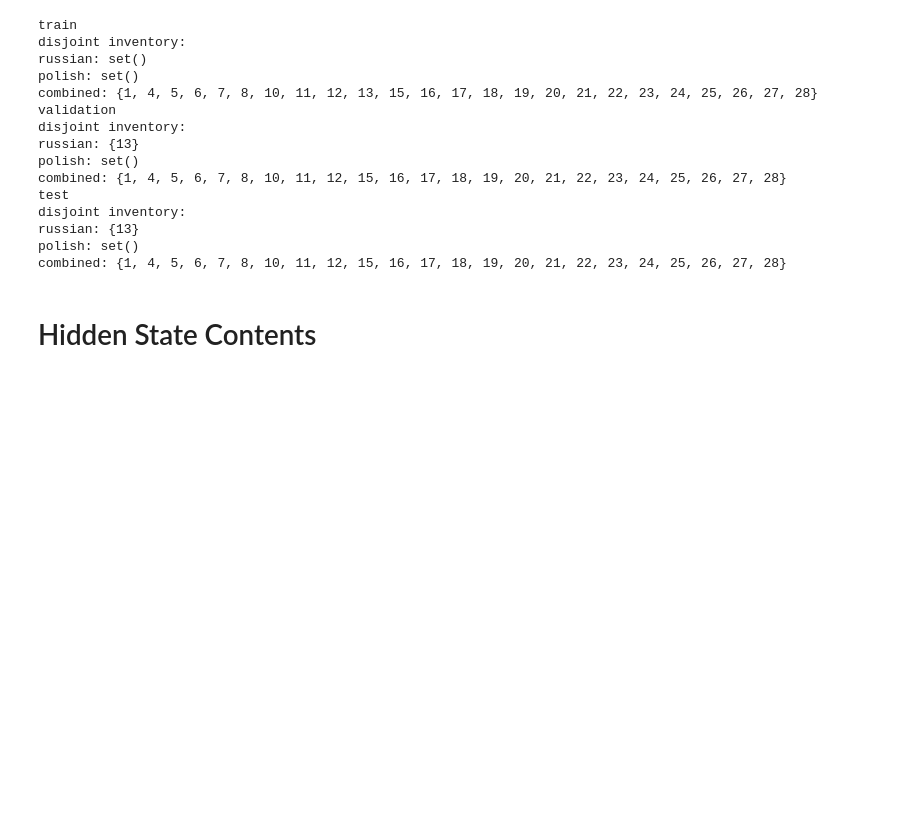
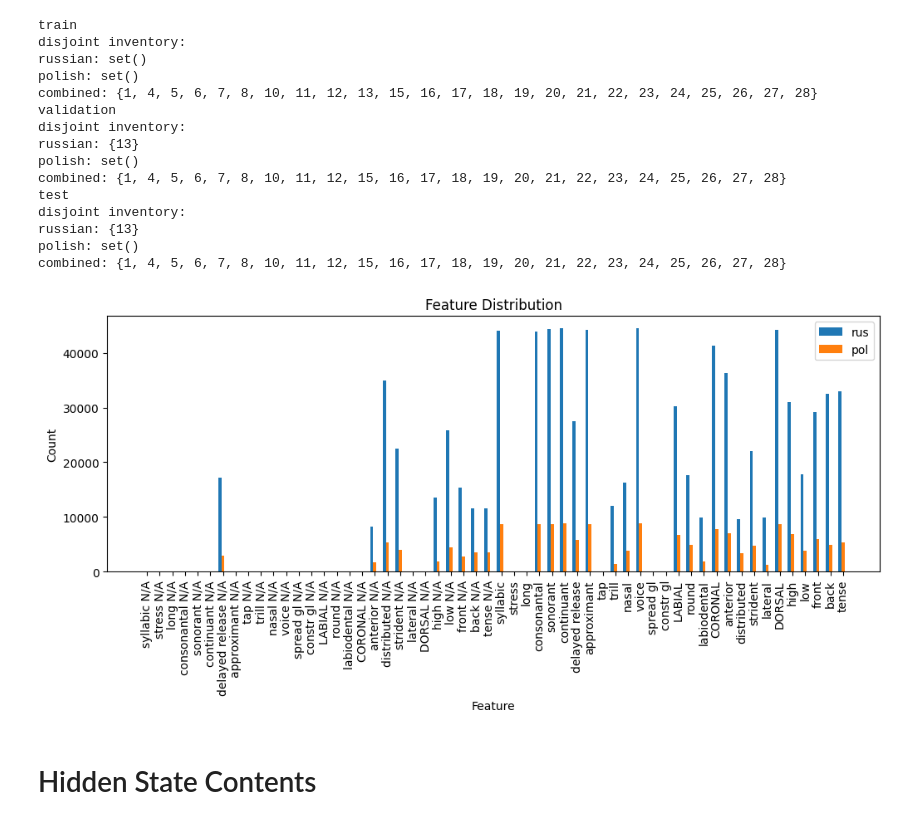
Before and after one commit to aaron-jencks/ipa-gpt-interpret, a Jupyter notebook: dataset_statistics.ipynb, the cells around one changed output. Saved outputs shown, nothing was run; the diff lists cells and outputs as text; code cells hidden in the pictures; blank space fills up the shorter version.

Commit message:
added feature distributions

```diff
--- a/dataset_statistics.ipynb
+++ b/dataset_statistics.ipynb
@@ -35,9 +35,24 @@ for split in dataset:
         feats = row['features'][0]
         for feat in feats:
             if feat not in supports[split]:
-                supports[split][feat] = 0
+                supports[split][feat] = 1
             else:
                 supports[split][feat] += 1
+# %%
+lang_supports_counts = {
+    'rus': {},
+    'pol': {},
+}
+for row in dataset['train']:
+    if len(row['features']) == 0:
+        continue
+    feats = row['features'][0]
+    lang = row['language']
+    for feat in feats:
+        if feat not in lang_supports_counts[lang]:
+            lang_supports_counts[lang][feat] = 1
+        else:
+            lang_supports_counts[lang][feat] += 1
 # %%
 with open('data/mappings.json', 'r') as fp:
     phoneme_mappings = json.load(fp)
@@ -118,3 +137,35 @@ combined: {1, 4, 5, 6, 7, 8, 10, 11, 12, 15, 16, 17, 18, 19, 20, 21, 22, 23, 24,
+# %%
+plt.figure(figsize=(12, 4))
+
+width = 0.25
+
+feature_ticks = np.arange(len(inverse_mappings) * 2)
+feature_idxs = {}
+labels = []
+for feat in phoneme_mappings['features'].keys():
+    feature_idxs[-phoneme_mappings['features'][feat]] = len(labels)
+    labels.append(feat + ' N/A')
+for feat in phoneme_mappings['features'].keys():
+    feature_idxs[phoneme_mappings['features'][feat]] = len(labels)
+    labels.append(feat)
+
+counts = np.zeros(feature_ticks.shape)
+for feat_idx in lang_supports_counts['rus'].keys():
+    counts[feature_idxs[feat_idx]] = lang_supports_counts['rus'][feat_idx]
+plt.bar(feature_ticks - width, counts, label='rus', width=width)
+ounts = np.zeros(feature_ticks.shape)
+for feat_idx in lang_supports_counts['pol'].keys():
+    counts[feature_idxs[feat_idx]] = lang_supports_counts['pol'][feat_idx]
+plt.bar(feature_ticks, counts, label='pol', width=width)
+
+plt.xlabel("Feature")
+plt.xticks(feature_ticks, labels, rotation=90)
+plt.ylabel("Count")
+plt.title("Feature Distribution")
+plt.legend()
+plt.show()
+# %% [output]
+[figure, added]
 # %% [markdown]
 # Hidden State Contents
 # %%
```
Also changed, not shown: parts of 1 cell of this notebook, 1 other file.
